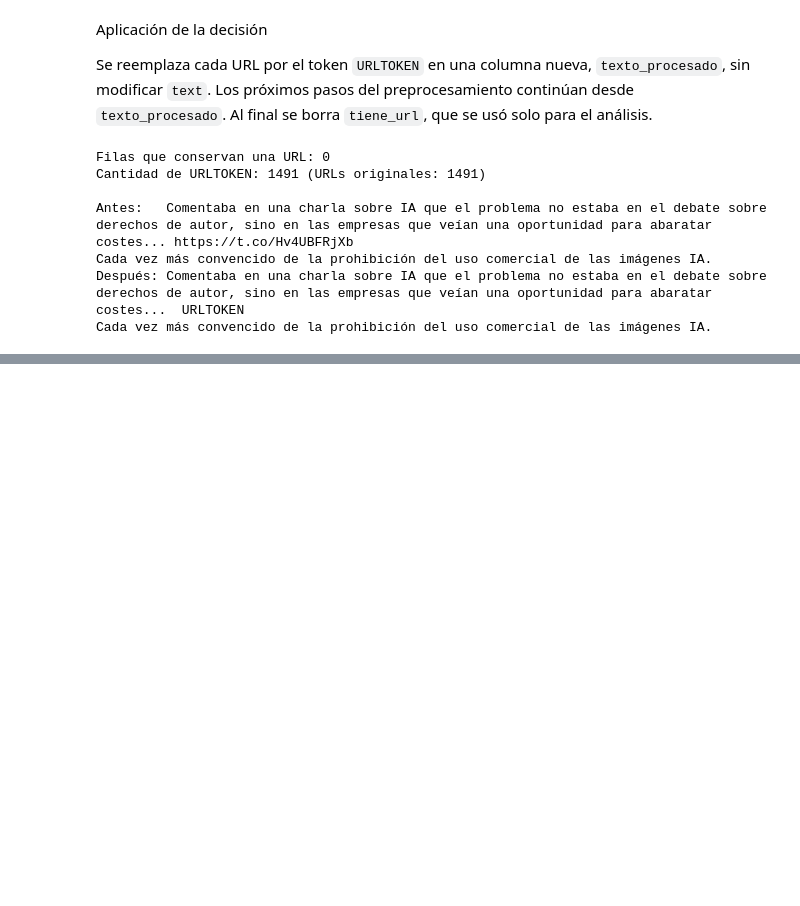
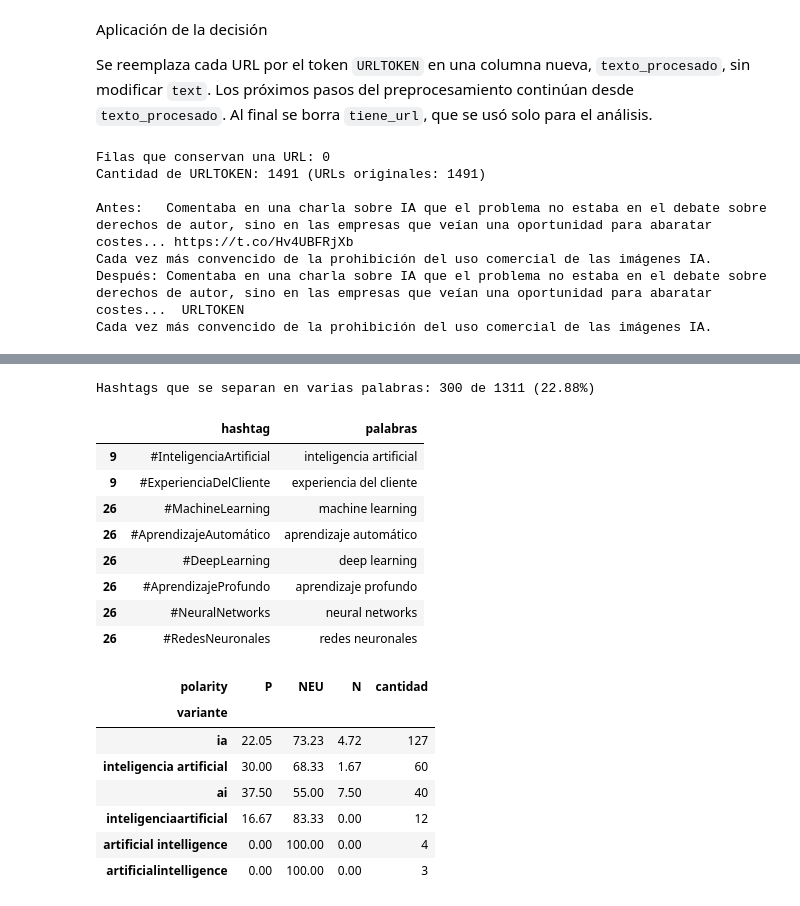
Before and after one commit to Barlita03/TP-CienciasDeDatos, a Jupyter notebook: TP1_CdD.ipynb, the cells around one changed output, grey strips where cells are left out. Cells and saved outputs as stored; diff of their text form; code cells hidden in the pictures; blank space fills up the shorter version.

```diff
--- a/TP1_CdD.ipynb
+++ b/TP1_CdD.ipynb
@@ -590,0 +628,21 @@ Cada vez más convencido de la prohibición del uso comercial de las imágenes I
+# %%
+# Hashtags más usados y cantidad de hashtags por tweet
+hashtags = df['text'].str.findall(patron_hashtag).explode().dropna()
+print(f"Total de hashtags: {len(hashtags)} ({hashtags.str.lower().nunique()} distintos)")
+display(hashtags.str.lower().value_counts().head(10).rename_axis('hashtag').to_frame('cantidad'))
+print(f"Tweets con un hashtag: {(df['n_hashtags'] == 1).sum()}")
+print(f"Tweets con dos o más hashtags: {(df['n_hashtags'] >= 2).sum()}")
+print(f"\nTweet con más hashtags ({df['n_hashtags'].max()}):\n{df.loc[df['n_hashtags'].idxmax(), 'text']}")
+
+# Posición: un hashtag está "al final" si después de él solo hay otros hashtags, URLs, espacios o signos de puntuación
+cierre = r'[\s.,:;!?)"…]*'
+patron_al_final = rf'#\w+(?=(?:{cierre}(?:#\w+|https?://\S+))*{cierre}$)'
+n_al_final = df['text'].str.findall(patron_al_final).str.len()
+print(f"\nHashtags al final del texto: {n_al_final.sum()} de {len(hashtags)} ({n_al_final.sum() / len(hashtags):.2%})")
+en_la_frase = df['n_hashtags'] > n_al_final
+print(f"Tweets con algún hashtag dentro de la frase: {en_la_frase.sum()} de {tiene_hashtag.sum()} ({en_la_frase.sum() / tiene_hashtag.sum():.2%})")
+print(f"Ejemplo: {df.loc[en_la_frase, 'text'].iloc[0]}")
+
+# Numerales sueltos, que no forman un hashtag
+sueltos = df['text'].str.findall(r'#(?!\w)\S{0,10}').explode().dropna()
+print(f"\n# sueltos: {len(sueltos)} {sueltos.tolist()}")
@@ -590,0 +682,38 @@ Cada vez más convencido de la prohibición del uso comercial de las imágenes I
+# %%
+# Separación por mayúsculas: se corta donde una minúscula va seguida de una mayúscula y otra minúscula,
+# así se separa InteligenciaArtificial sin romper siglas como ChatGPT u OpenAI
+def separar_hashtag(hashtag):
+    return re.sub(r'(?<=[a-záéíóúñ])(?=[A-ZÁÉÍÓÚÑ][a-záéíóúñ])', ' ', hashtag[1:]).lower()
+
+palabras_hashtag = hashtags.map(separar_hashtag)
+separados = palabras_hashtag.str.contains(' ')
+print(f"Hashtags que se separan en varias palabras: {separados.sum()} de {len(hashtags)} ({separados.mean():.2%})")
+display(pd.DataFrame({'hashtag': hashtags, 'palabras': palabras_hashtag})[separados].drop_duplicates('hashtag').head(8))
+
+# Variantes de "inteligencia artificial" y su distribución por clase, para evaluar si conviene unificarlas
+variantes_ia = ['ia', 'ai', 'inteligencia artificial', 'inteligenciaartificial', 'artificial intelligence', 'artificialintelligence']
+es_variante = palabras_hashtag.isin(variantes_ia)
+clase_hashtag = df.loc[palabras_hashtag.index, 'polarity']  # una fila por hashtag
+variantes = pd.crosstab(palabras_hashtag[es_variante].values, clase_hashtag[es_variante].values,
+                         rownames=['variante'], colnames=['polarity'], normalize='index').mul(100).round(2)[orden]
+variantes['cantidad'] = palabras_hashtag[es_variante].value_counts()
+display(variantes.sort_values('cantidad', ascending=False))
+# %% [output]
+Hashtags que se separan en varias palabras: 300 de 1311 (22.88%)
+|  | hashtag | palabras |
+| 9 | #InteligenciaArtificial | inteligencia artificial |
+| 9 | #ExperienciaDelCliente | experiencia del cliente |
+| 26 | #MachineLearning | machine learning |
+| 26 | #AprendizajeAutomático | aprendizaje automático |
+| 26 | #DeepLearning | deep learning |
+| 26 | #AprendizajeProfundo | aprendizaje profundo |
+| 26 | #NeuralNetworks | neural networks |
+| 26 | #RedesNeuronales | redes neuronales |
+| polarity | P | NEU | N | cantidad |
+| variante |  |  |  |  |
+| ia | 22.05 | 73.23 | 4.72 | 127 |
+| inteligencia artificial | 30.00 | 68.33 | 1.67 | 60 |
+| ai | 37.50 | 55.00 | 7.50 | 40 |
+| inteligenciaartificial | 16.67 | 83.33 | 0.00 | 12 |
+| artificial intelligence | 0.00 | 100.00 | 0.00 | 4 |
+| artificialintelligence | 0.00 | 100.00 | 0.00 | 3 |
```
Also changed, not shown: parts of 13 cells of this notebook, 2 other files.
